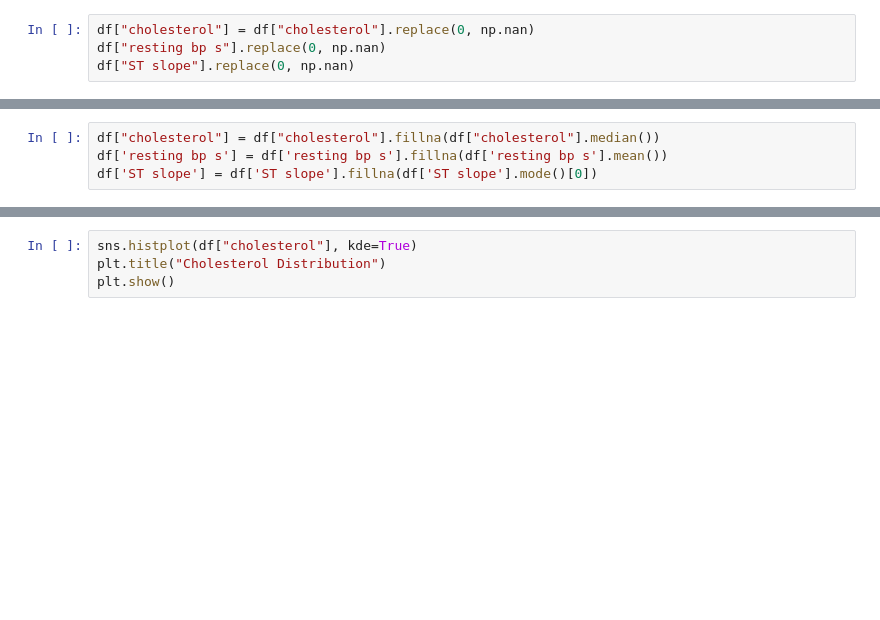
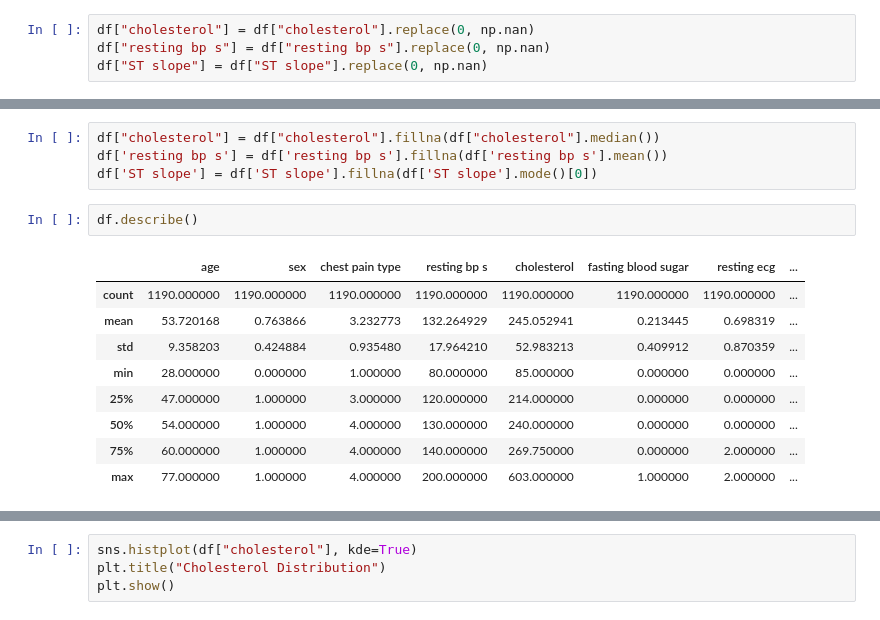
Before and after one commit to SanjayBista1010/Classification, a Jupyter notebook: HeartDiseaseRandomForest.ipynb, the cells around one changed output, grey strips where cells are left out. Cells and saved outputs as stored; diff of their text form; blank space fills up the shorter version.

```diff
--- a/HeartDiseaseRandomForest.ipynb
+++ b/HeartDiseaseRandomForest.ipynb
@@ -100,5 +100,5 @@ plt.show()
 [figure]
 # %%
 df["cholesterol"] = df["cholesterol"].replace(0, np.nan)
-df["resting bp s"].replace(0, np.nan)
-df["ST slope"].replace(0, np.nan)
+df["resting bp s"] = df["resting bp s"].replace(0, np.nan)
+df["ST slope"] = df["ST slope"].replace(0, np.nan)
@@ -127,3 +112,15 @@ plt.show()
 df["cholesterol"] = df["cholesterol"].fillna(df["cholesterol"].median())
 df['resting bp s'] = df['resting bp s'].fillna(df['resting bp s'].mean())
 df['ST slope'] = df['ST slope'].fillna(df['ST slope'].mode()[0])
+# %%
+df.describe()
+# %% [output]
+|  | age | sex | chest pain type | resting bp s | cholesterol | fasting blood sugar | resting ecg | ... |
+| count | 1190.000000 | 1190.000000 | 1190.000000 | 1190.000000 | 1190.000000 | 1190.000000 | 1190.000000 | ... |
+| mean | 53.720168 | 0.763866 | 3.232773 | 132.264929 | 245.052941 | 0.213445 | 0.698319 | ... |
+| std | 9.358203 | 0.424884 | 0.935480 | 17.964210 | 52.983213 | 0.409912 | 0.870359 | ... |
+| min | 28.000000 | 0.000000 | 1.000000 | 80.000000 | 85.000000 | 0.000000 | 0.000000 | ... |
+| 25% | 47.000000 | 1.000000 | 3.000000 | 120.000000 | 214.000000 | 0.000000 | 0.000000 | ... |
+| 50% | 54.000000 | 1.000000 | 4.000000 | 130.000000 | 240.000000 | 0.000000 | 0.000000 | ... |
+| 75% | 60.000000 | 1.000000 | 4.000000 | 140.000000 | 269.750000 | 0.000000 | 2.000000 | ... |
+| max | 77.000000 | 1.000000 | 4.000000 | 200.000000 | 603.000000 | 1.000000 | 2.000000 | ... |
```
Also changed, not shown: parts of 2 cells of this notebook.
